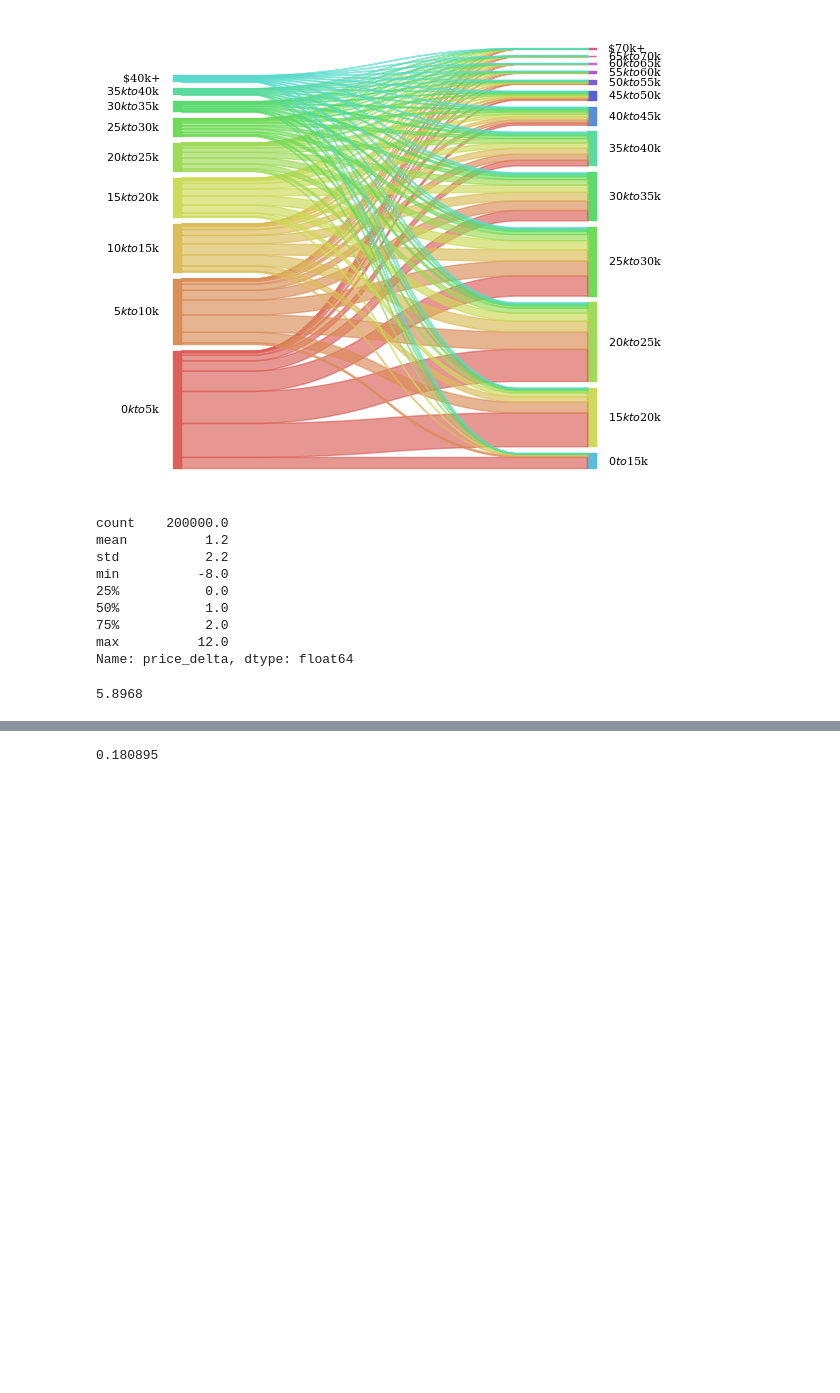
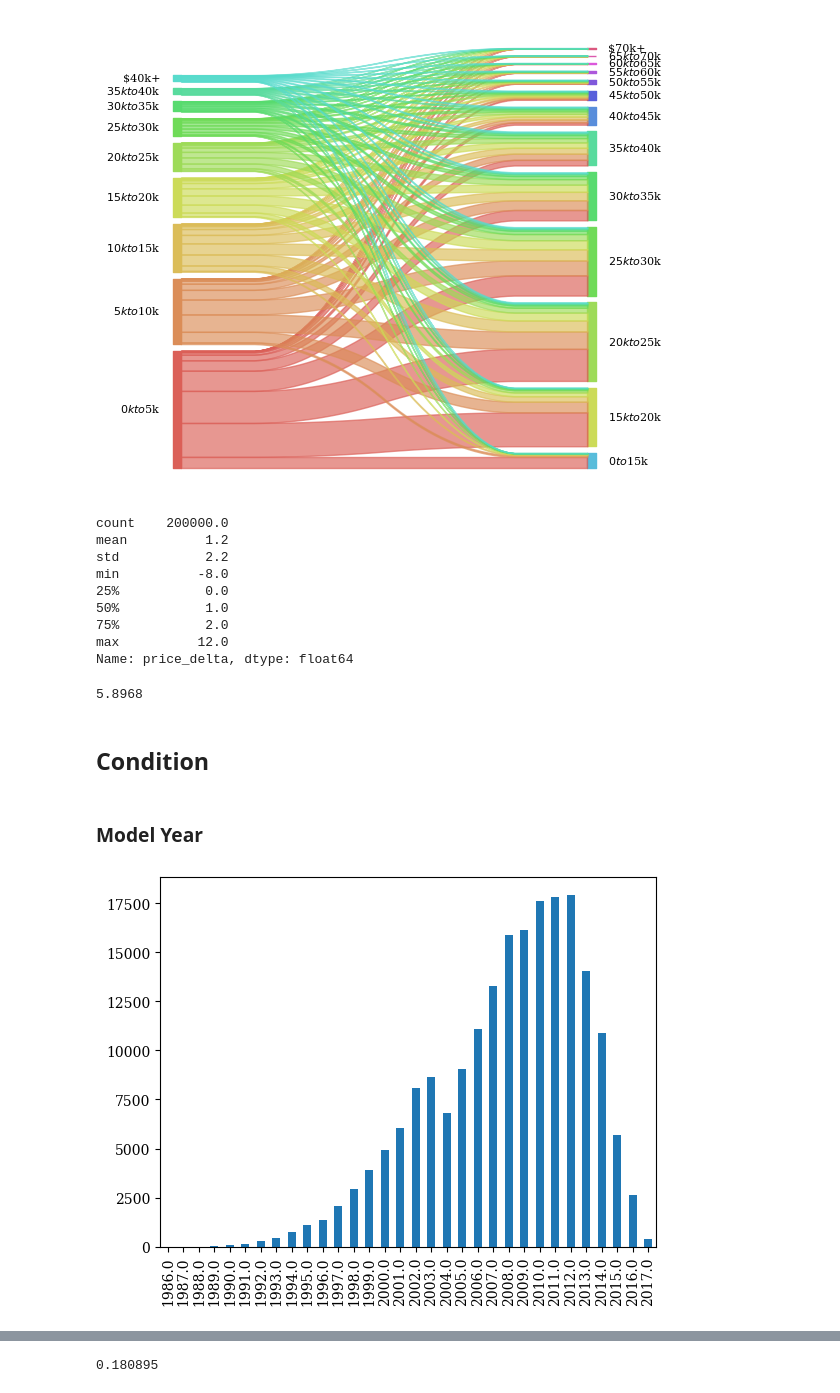
Before and after one commit to sheacon/carmax_showcase, a Jupyter notebook: 1_eda_carmax.ipynb, the cells around one changed output, grey strips where cells are left out. Drawn from its saved outputs; the diff is of its cells as text; code cells hidden in the pictures; blank space fills up the shorter version.

```diff
--- a/1_eda_carmax.ipynb
+++ b/1_eda_carmax.ipynb
@@ -181,3 +172,14 @@ Name: price_delta, dtype: float64
 df['price_delta'].mean()*5
 # %% [output]
 5.8968
+# %% [markdown]
+## Condition
+# %% [markdown]
+### Model Year
+# %%
+# "old" vehicle model year distribution
+model_year_appraisal = df['model_year_appraisal'].value_counts().sort_index()
+# print(model_year_appraisal)
+ax = model_year_appraisal.plot.bar()
+# %% [output]
+[figure, added]
```
Also changed, not shown: parts of 30 cells of this notebook.
